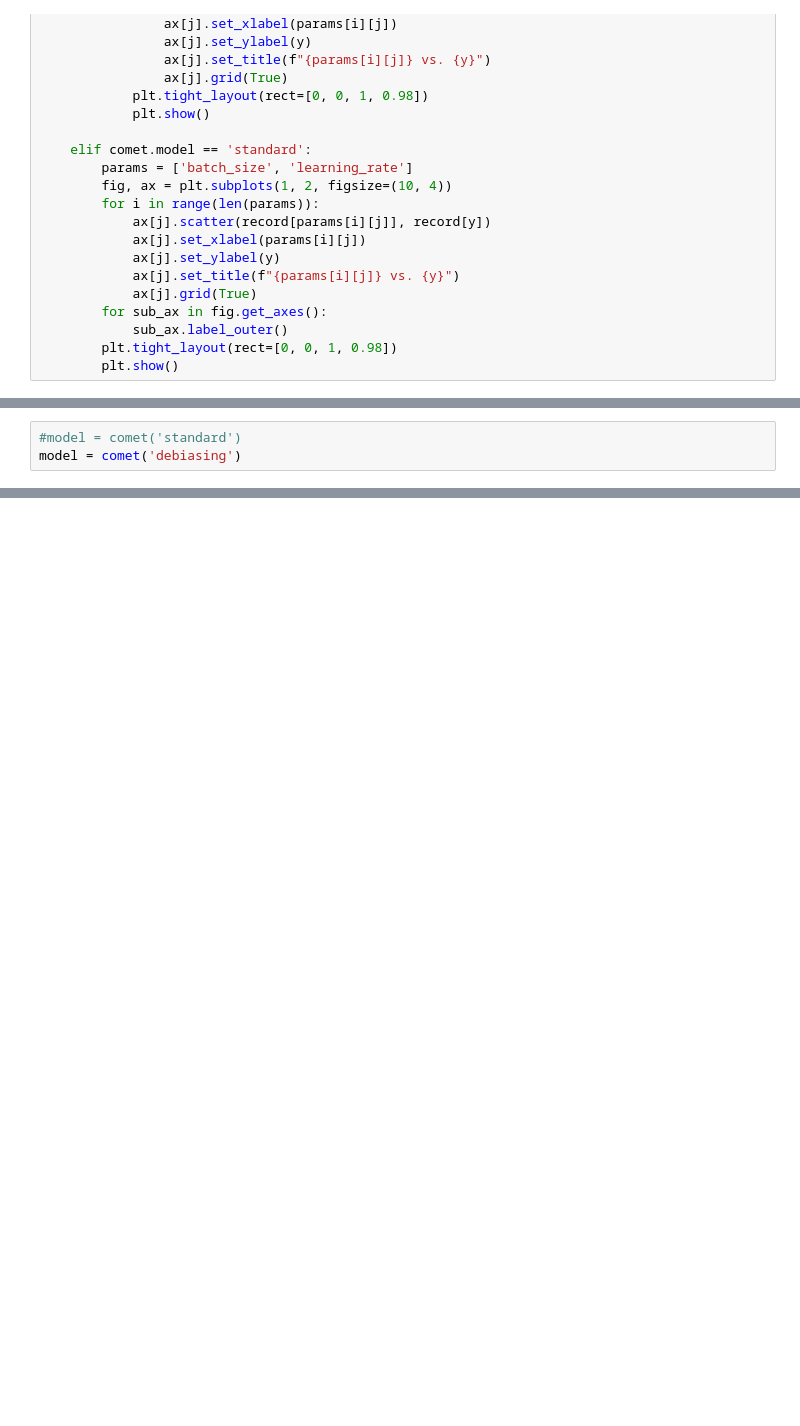
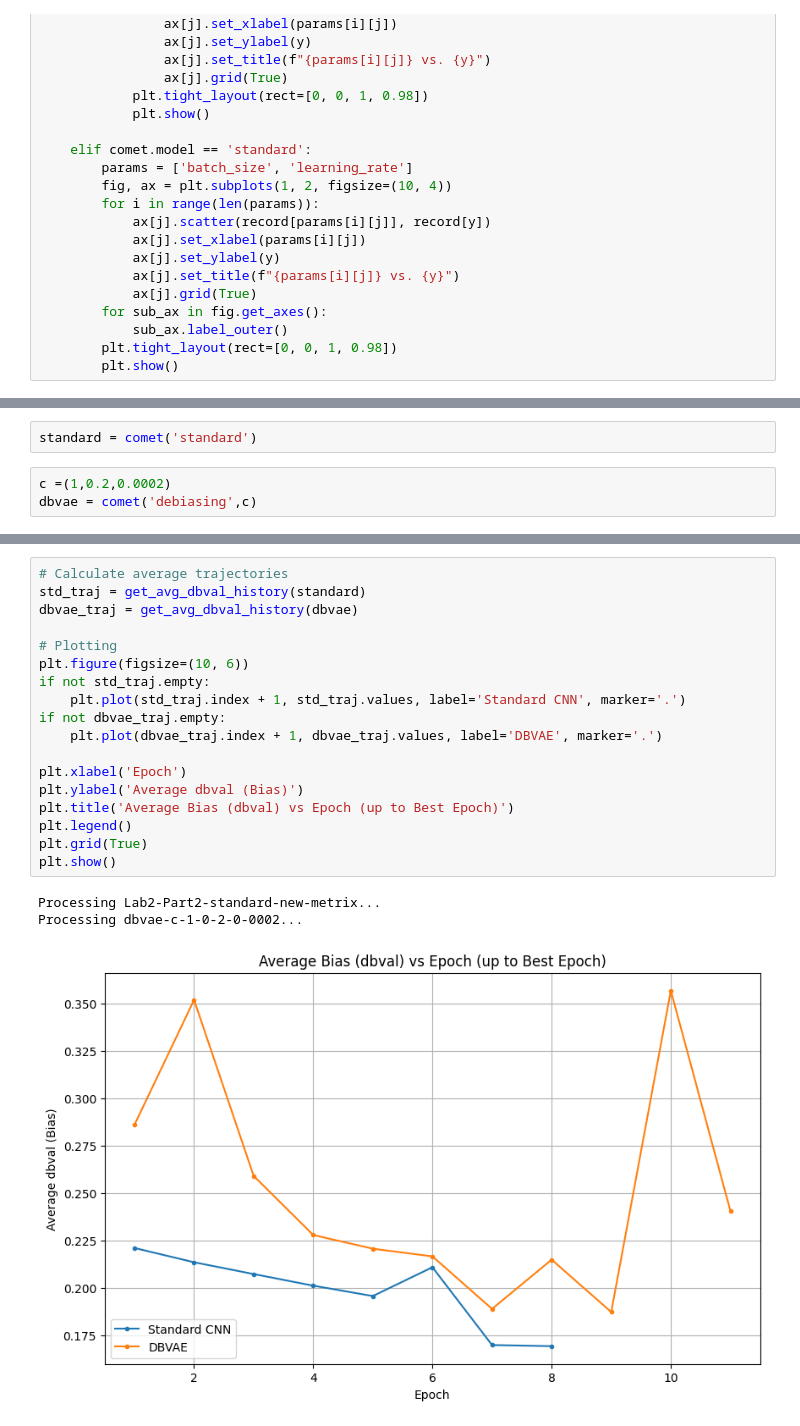
Before and after one commit to zhiyuan-95/db-vae, a Jupyter notebook: comet.ipynb, the cells around one changed output, grey strips where cells are left out. Drawn from its saved outputs; the diff is of its cells as text; blank space fills up the shorter version.

Commit message:
added function get_avg_dbval_history

```diff
--- a/comet.ipynb
+++ b/comet.ipynb
@@ -350,6 +257,3 @@ class comet():
     plt.plot(dbval, label='dbval')
     plt.legend()
     plt.show()
-# %%
-#model = comet('standard')
-model = comet('debiasing')
@@ -378,0 +300,5 @@ model.val_trend(4)
+# %%
+standard = comet('standard')
+# %%
+c =(1,0.2,0.0002)
+dbvae = comet('debiasing',c)
@@ -378,0 +320,22 @@ model.val_trend(4)
+# %%
+# Calculate average trajectories
+std_traj = get_avg_dbval_history(standard)
+dbvae_traj = get_avg_dbval_history(dbvae)
+
+# Plotting
+plt.figure(figsize=(10, 6))
+if not std_traj.empty:
+    plt.plot(std_traj.index + 1, std_traj.values, label='Standard CNN', marker='.')
+if not dbvae_traj.empty:
+    plt.plot(dbvae_traj.index + 1, dbvae_traj.values, label='DBVAE', marker='.')
+
+plt.xlabel('Epoch')
+plt.ylabel('Average dbval (Bias)')
+plt.title('Average Bias (dbval) vs Epoch (up to Best Epoch)')
+plt.legend()
+plt.grid(True)
+plt.show()
+# %% [output]
+Processing Lab2-Part2-standard-new-metrix...
+Processing dbvae-c-1-0-2-0-0002...
+[figure, added]
```
Also changed, not shown: parts of 11 cells of this notebook.
